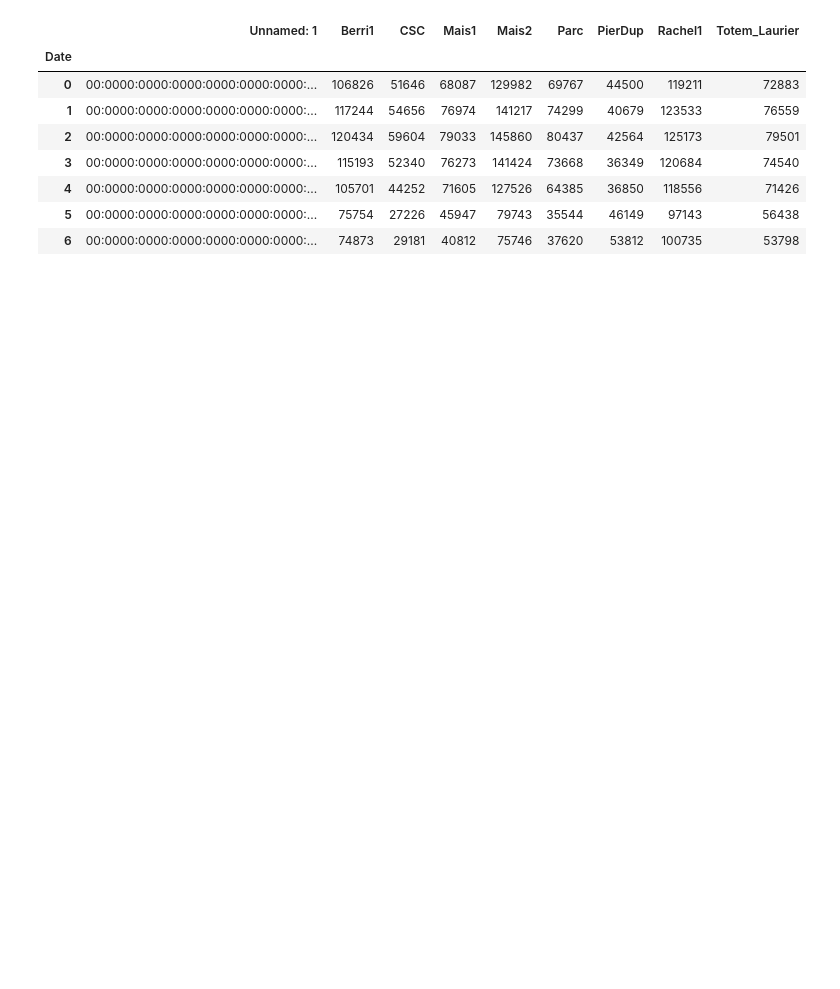
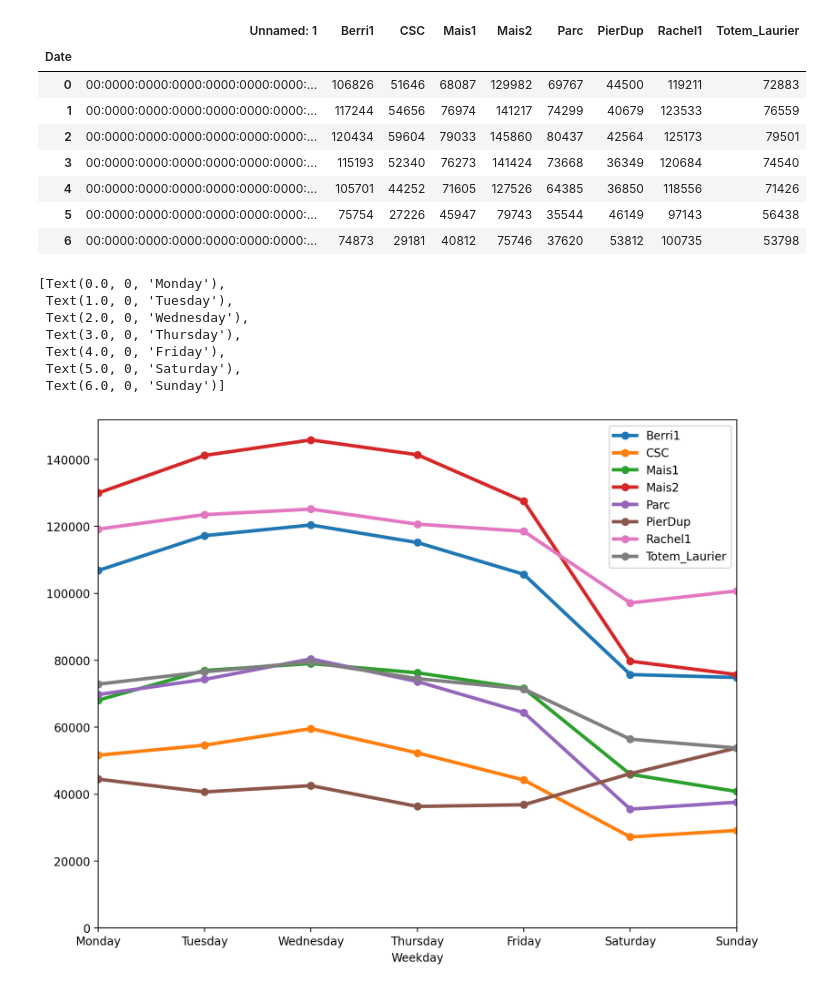
Before and after one commit to yuwei2010/cookbook-2nd, a Jupyter notebook: chapter01_basic/02_pandas.ipynb, the cells around one changed output. Drawn from its saved outputs; the diff is of its cells as text; code cells hidden in the pictures; blank space fills up the shorter version.

```diff
--- a/chapter01_basic/02_pandas.ipynb
+++ b/chapter01_basic/02_pandas.ipynb
@@ -68,3 +65,25 @@ df_week
 | 4 | 00:0000:0000:0000:0000:0000:0000:... | 105701 | 44252 | 71605 | 127526 | 64385 | 36850 | 118556 | 71426 |
 | 5 | 00:0000:0000:0000:0000:0000:0000:... | 75754 | 27226 | 45947 | 79743 | 35544 | 46149 | 97143 | 56438 |
 | 6 | 00:0000:0000:0000:0000:0000:0000:... | 74873 | 29181 | 40812 | 75746 | 37620 | 53812 | 100735 | 53798 |
+# %%
+fig, ax = plt.subplots(1, 1, figsize=(10, 8))
+df_week.plot(style='-o', lw=3, ax=ax)
+ax.set_xlabel('Weekday')
+# We replace the labels 0, 1, 2... by the weekday
+# names.
+ax.set_ylim(0)
+ax.set_xlim(0, 6)
+
+ax.set_xticklabels(
+    ('Monday,Tuesday,Wednesday,Thursday,'
+     'Friday,Saturday,Sunday').split(','))
+  # Set the bottom axis to 0.
+# %% [output]
+[Text(0.0, 0, 'Monday'),
+ Text(1.0, 0, 'Tuesday'),
+ Text(2.0, 0, 'Wednesday'),
+ Text(3.0, 0, 'Thursday'),
+ Text(4.0, 0, 'Friday'),
+ Text(5.0, 0, 'Saturday'),
+ Text(6.0, 0, 'Sunday')]
+[figure, added]
```
Also changed, not shown: parts of 2 cells of this notebook, 6 other files.
